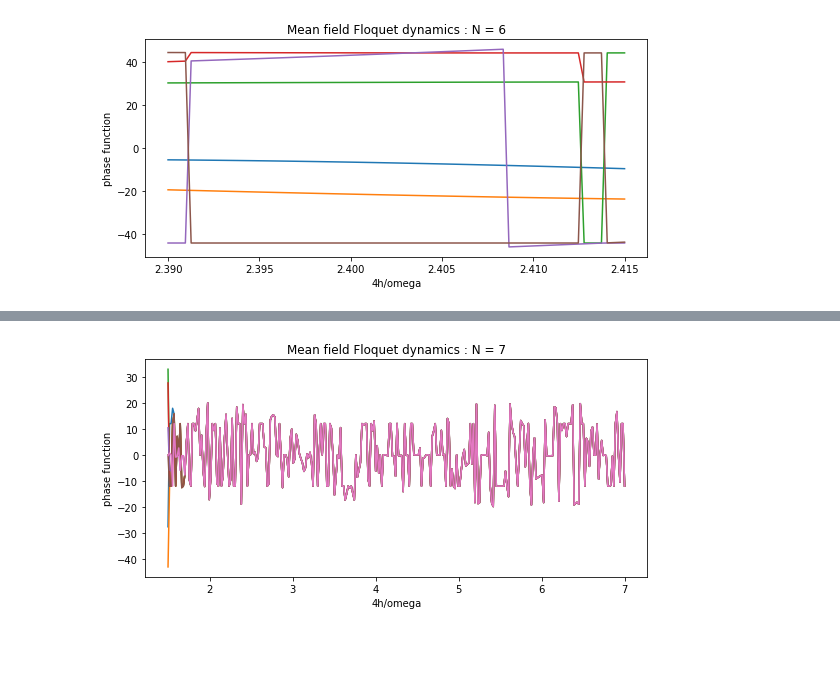
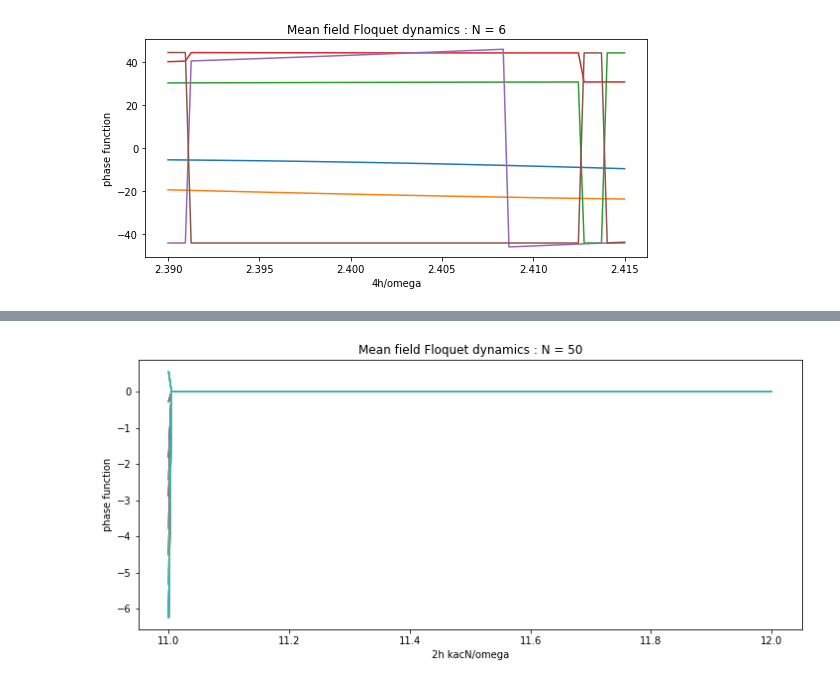
Before and after one commit to SuperStarCZ/floquet_theory, a Jupyter notebook: floquet_mfd.ipynb, the cells around one changed output, grey strips where cells are left out. Drawn from its saved outputs; the diff is of its cells as text; code cells hidden in the pictures; blank space fills up the shorter version.

```diff
--- a/floquet_mfd.ipynb
+++ b/floquet_mfd.ipynb
@@ -432,0 +403,11 @@ time taken 2.8574636578559875 minute
+# %%
+    title = "Mean field Floquet dynamics : N =" + str(N)
+    plt.figure(figsize = (10,5))
+    for xx in np.arange(len(hs)):
+        plt.scatter(2 * ampp[xx]* kacN/omega, data[xx].imag,\
+                    color = 'blue', marker='.', s = 0.8)
+    plt.title(title)
+    plt.xlabel("4h/omega")
+    plt.ylabel("phase function")
+    plt.grid()
+    plt.show()
@@ -593,7 +658,7 @@ N = 6
 h0 = 0.1
 omega = 40
 w = omega
-tsteps = 1000
+tsteps = 500
 hsteps = 80
 T = 20 * 2 * np.pi/w              # this is equivalent to single time period accoding to Floquet theory
 t = np.linspace(0,T,tsteps)
@@ -700,21 +765,23 @@ import math
 import time
 
 start = time.time()
+# Bessel's root : 2.40482555769577	5.52007811028631	8.65372791291101	11.7915344390142	14.9309177084877
 
-N = 7
+
+N = 50
+kacN = N
 h0 = 0.1
-omega = 40
-w = omega
+h = 20
 tsteps = 500
-hsteps = 300
-T = 20 * 2 * np.pi/w              # this is equivalent to single time period accoding to Floquet theory
-t = np.linspace(0,T,tsteps)
+wsteps = 200
+w1 = 2 * h * kacN/11.
+w2 = 2 * h * kacN/12.
+ws = np.linspace(w1,w2,wsteps)
+wpp = (np.ones((N,len(ws))) * ws).T
 
-hs = np.linspace(15,70,hsteps)
-ampp = (np.ones((N,len(hs)))*hs).T
 psi = np.eye(N) + (1j) * np.zeros((N,N))
 floqEvolution_mat = np.zeros((N,N)) + (1j) * np.zeros((N,N))
-phasefunc_path = np.zeros(len(hs))
+phasefunc_path = np.zeros(len(ws))
 
 def delta_func(x,y):
         if ( x == y ):
@@ -724,20 +791,22 @@ def delta_func(x,y):
 
 def floq_jac(psi0, t, h, h0, H1, H0, w):
     drive = h0 + h * np.cos(w * t)
-    jac = 1j * N * (H0 + drive * H1)
+    jac = 1j * (H0 + drive * H1)
     return jac
 
 def floq_func(psi0, t, h, h0, H1, H0, w):
     floq_h = np.dot(floq_jac(psi0, t, h, h0, H1, H0, w), psi0)
     return floq_h
 
-def floq_proc(psi,H0,H1,hs,w,nn):
+def floq_proc(psi,H0,H1,h,ws,nn):
     pp = nn
     labelname = 'wave func_' + str(nn)
     filename = str(N) + '_wave_' + str(nn)+ '.txt'
 
-    # calculate for first "h"
-    h = hs[0]
+    # calculate for first "w"
+    w = ws[0]
+    T = 2 * np.pi /w
+    t = np.linspace(0,T,tsteps)
     floqEvolution_mat = np.zeros((N,N)) + 1j * np.zeros((N,N))
     for mm in np.arange(N):
         psi0 = psi[mm]
@@ -745,12 +814,14 @@ def floq_proc(psi,H0,H1,hs,w,nn):
         floqEvolution_mat[mm] = psi_t[-1]
     evals, evecs = eig(floqEvolution_mat)
     evecs = np.asarray(list(map(lambda x :x/np.linalg.norm(x),evecs)))
-    phasefunc = 2.303 * np.log(evals[nn] + 1j * 0) * 1j * omega/(2 * np.pi)
+    phasefunc = 1j * np.log(evals[nn] + 1j * 0) * w/(2 * np.pi)
     evecs_path = evecs[nn]
     phasefunc_path[0] = phasefunc.real
 
-    # calculate for rest of the "h"
-    for cc, h in enumerate(hs[1:len(hs)]):
+    # calculate for rest of the "ws"
+    for cc, w in enumerate(ws[1:len(ws)]):
+        T = 2 * np.pi /w
+        t = np.linspace(0,T,tsteps)
         floqEvolution_mat = np.zeros((N,N)) + 1j * np.zeros((N,N))
         for mm in np.arange(N):
             psi0 = psi[mm]
@@ -758,14 +829,15 @@ def floq_proc(psi,H0,H1,hs,w,nn):
             floqEvolution_mat[mm] = psi_t[-1]
         evals, evecs = eig(floqEvolution_mat)
         evecs = np.asarray(list(map(lambda x :x/np.linalg.norm(x),evecs)))
-        prob = np.asarray(list(map(lambda x:np.dot(np.conjugate(evecs_path).T,x),evecs)))
+        prob = np.asarray(list(map(lambda x:np.dot(np.conjugate(evecs_path).T,x),evecs))).real
         for i,pr in enumerate(prob):
-            if (pr.real == max(prob.real)):
+            if (pr == max(prob)):
                 pp = i
                 break
-        evecs_path = evecs[pp]
-        phasefunc = np.log(evals[pp] + 1j * 0) * 1j * omega/(2 * np.pi)
-        phasefunc_path[cc+1] = phasefunc
+        evecs_path = evecs[nn]
+        phasefunc = 1j * np.log(evals[pp] + 1j * 0) * w/(2 * np.pi)
+        phasefunc_path[cc+1] = phasefunc.imag
+
     return phasefunc_path
 
 if __name__ == '__main__':
@@ -777,27 +849,19 @@ if __name__ == '__main__':
 
     spin = 0.5 * np.arange(N)[-1]
     s = np.arange(-spin,spin+1)
-    ms = s * N
-    #H0 = np.diagflat(0.5 * s **2)
-    #H0 = np.diagflat(0.5 * s * (s+1))
-    #H0 = np.array([0.5 *  s[i] * s[j]for i in range(N) for j in range(N)]).reshape((N,N))
+    H0 = np.diagflat(0.5 * s **2/kacN)
     for i in range(N):
         for j in range(N):
-            H0[i][j] = 0.5 * s[i] * (s[i]+1)
             H1[i][j] = 0.5 * (np.sqrt(spin * (spin+1) - s[i] * (s[i]+1)) * delta_func(s[j],s[i]+1)\
                               + np.sqrt(spin * (spin+1) - s[i] * (s[i]-1)) * delta_func(s[j],s[i]-1))
-
-    print('run starts !!')
-    data = p.starmap(floq_proc,[(psi,H0,H1,hs,w,nn) for nn in np.arange(N)])
-
-    print('time taken',(time.time()-start)/60.0,'minute')
+    data = p.starmap(floq_proc,[(psi,H0,H1,h,ws,nn) for nn in np.arange(N)])
 
     title = "Mean field Floquet dynamics : N = " + str(N)
-    plt.figure(figsize = (9,4))
+    plt.figure(figsize = (12,5))
     for i in np.arange(N):
-        plt.plot(4 * hs/omega, data[i].real)
+        plt.plot(2 * h * kacN /ws, data[i])
     plt.title(title)
-    plt.xlabel("4h/omega")
+    plt.xlabel("2h kacN/omega")
     plt.ylabel("phase function")
     plt.show()
 # %% [output]
@@ -807 +869 @@ time taken 70.8321479678154 minute
-[figure, old version]
+[figure, new version]
```
Also changed, not shown: parts of 7 cells of this notebook.
